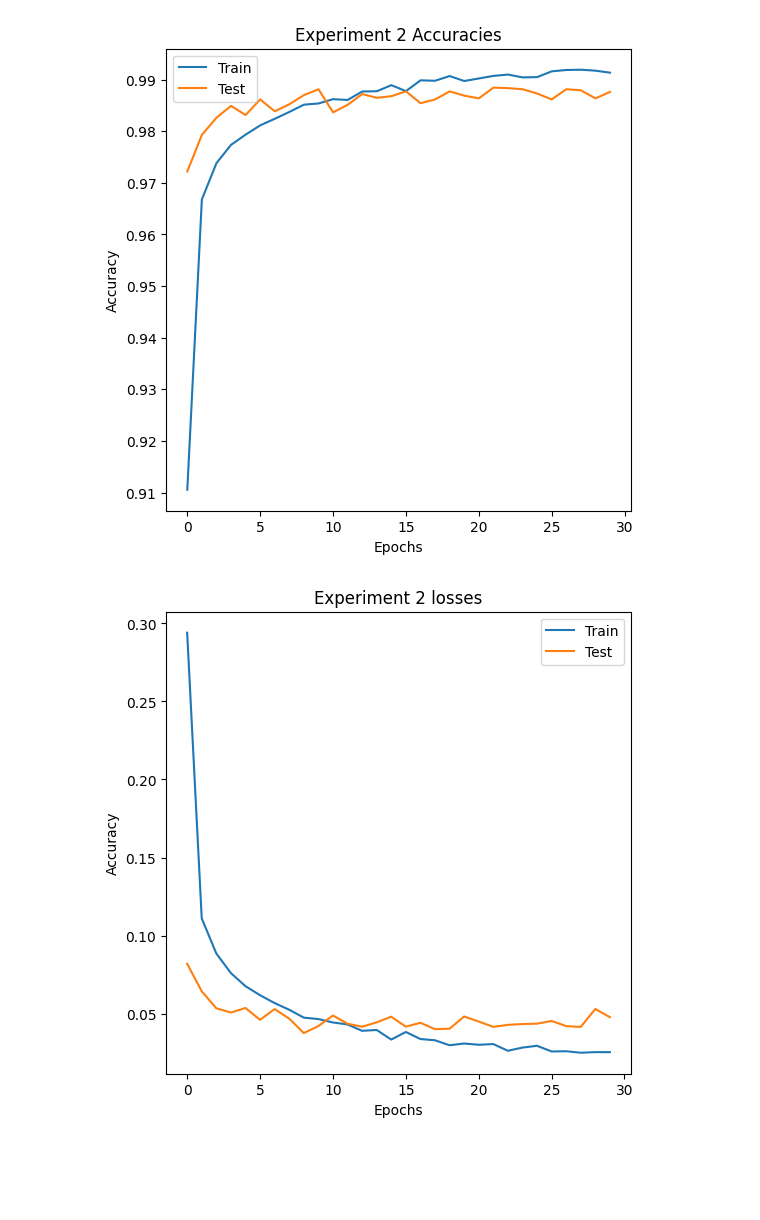
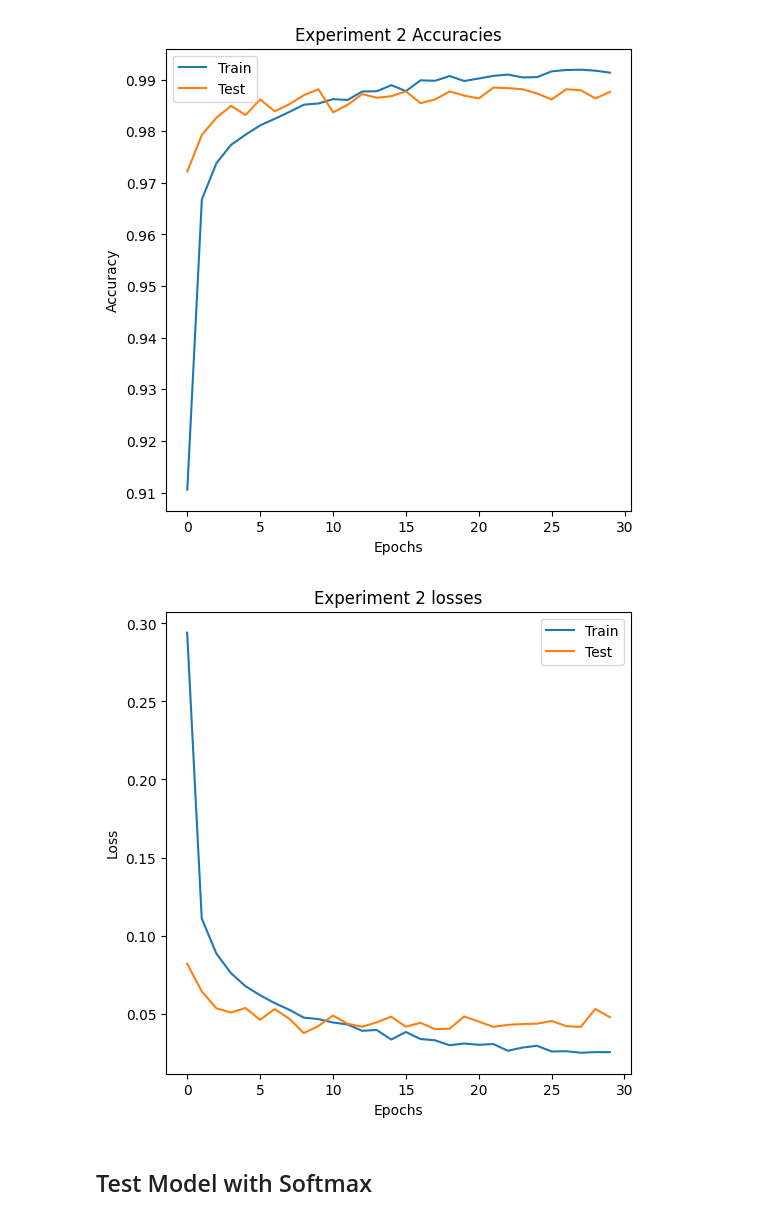
Before and after one commit to python-is-life2022/Persian-Digits-Hand-Writing-Image-Classification-Fully-Connected-Neural-Network, a Jupyter notebook: Persian_digits_handwritten_image_classification_fully_connected.ipynb, the cells around one changed output. Drawn from its saved outputs; the diff is of its cells as text; code cells hidden in the pictures; blank space fills up the shorter version.

```diff
--- a/Persian_digits_handwritten_image_classification_fully_connected.ipynb
+++ b/Persian_digits_handwritten_image_classification_fully_connected.ipynb
@@ -260,11 +263,14 @@ plt.show()
 # %%
 plt.figure(figsize= (6, 6))
 plt.plot(his2.history['loss'], label= 'Train')
 plt.plot(his2.history['val_loss'], label= 'Test')
 plt.title('Experiment 2 losses')
 plt.xlabel('Epochs')
-plt.ylabel('Accuracy')
+plt.ylabel('Loss')
 plt.legend()
+plt.savefig("experiment2_loss.png", dpi=300, bbox_inches="tight")
 plt.show()
 # %% [output]
-[figure, old version]
+[figure, new version]
+# %% [markdown]
+##  Test Model with Softmax
```
Also changed, not shown: parts of 6 cells of this notebook.
